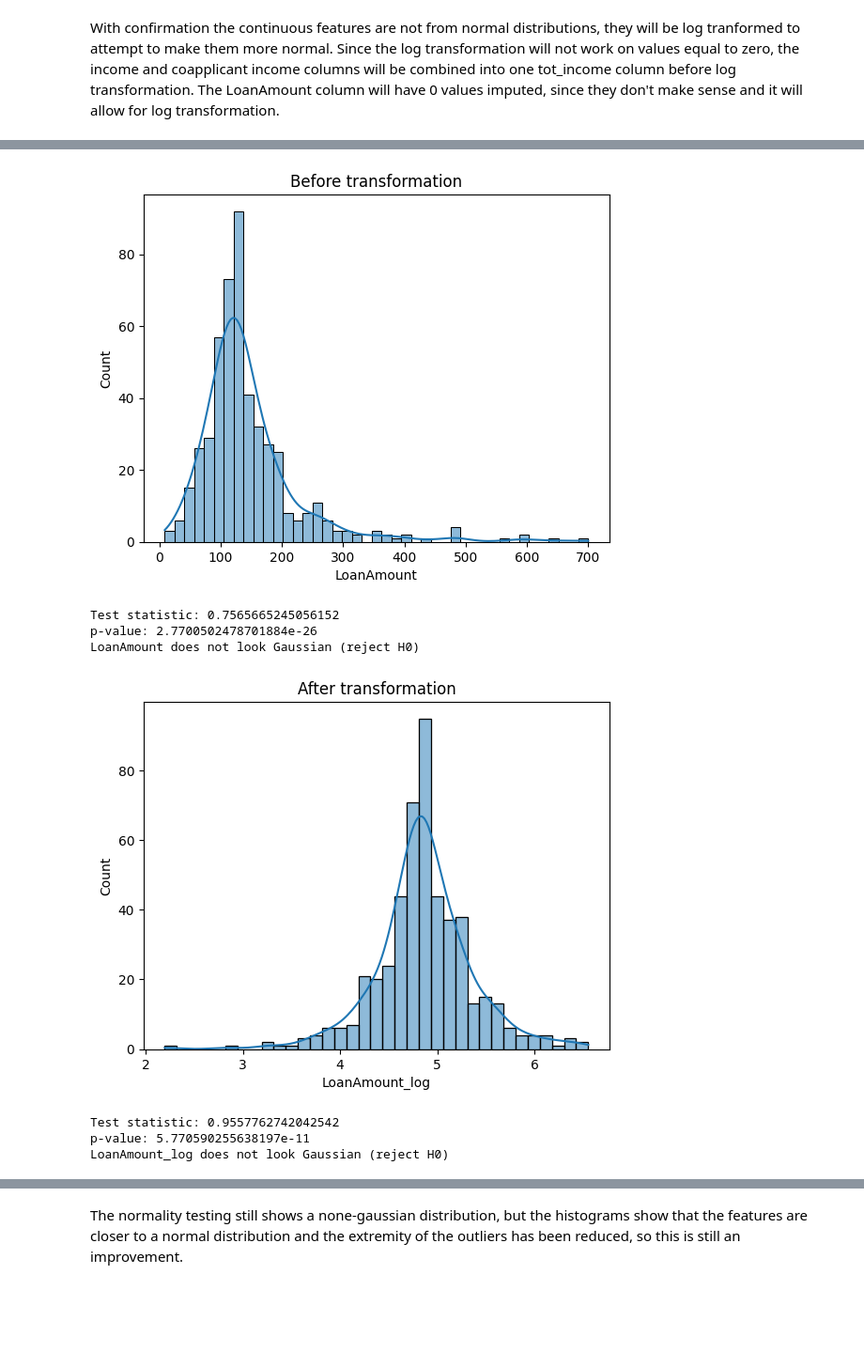
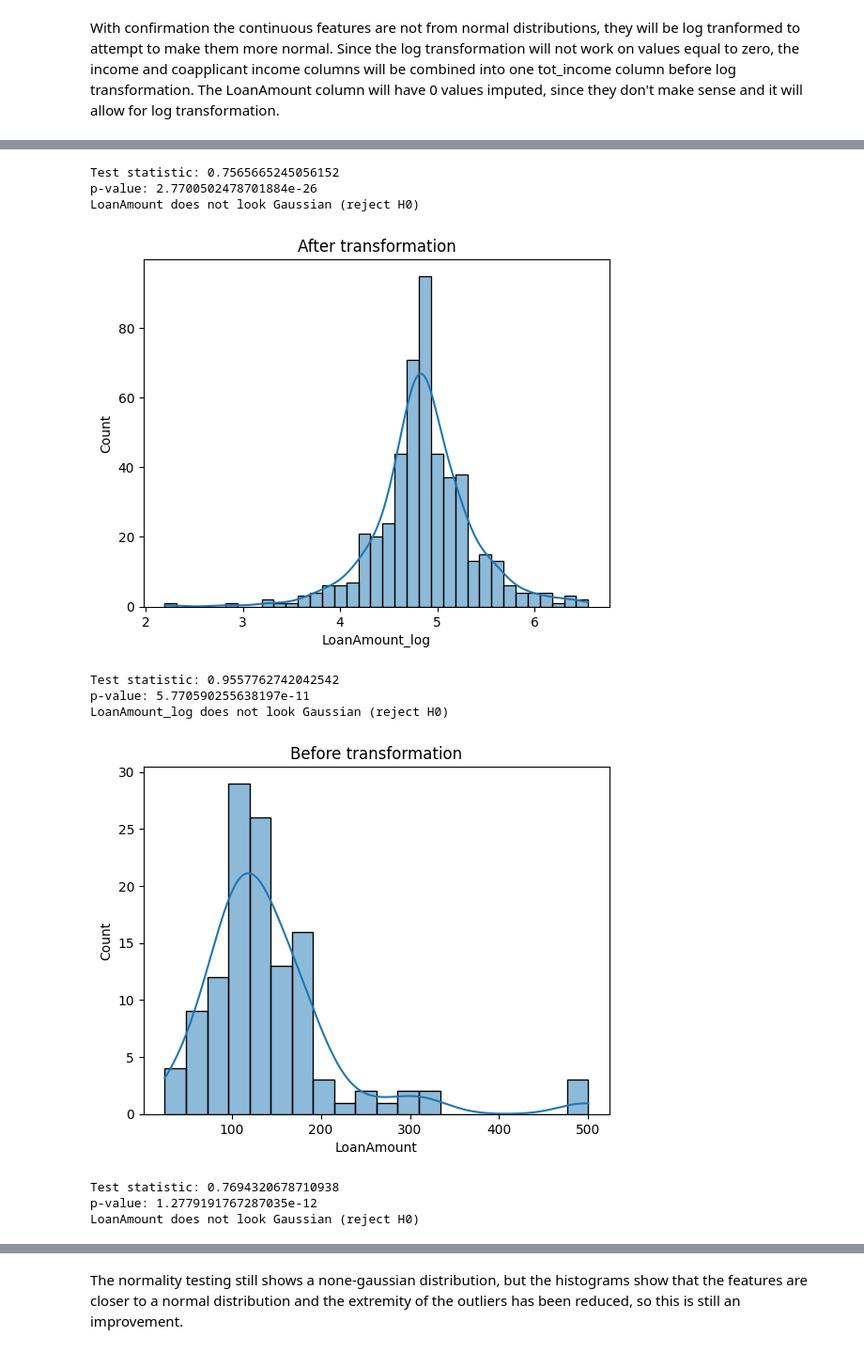
Before and after one commit to noamurphy/loan_approval_predictions, a Jupyter notebook: notebooks/instructions.ipynb, the cells around one changed output, grey strips where cells are left out. Shown at 94% size. Drawn from its saved outputs; the diff is of its cells as text; code cells hidden in the pictures; blank space fills up the shorter version.

```diff
--- a/notebooks/instructions.ipynb
+++ b/notebooks/instructions.ipynb
@@ -427,22 +378,15 @@ tot_income_log does not look Gaussian (reject H0)
 # Impute LoanAmount 0 values to the median
 from sklearn.impute import SimpleImputer
 
-# create an instance of SimpleImputer with strategy 'median'
 imputer = SimpleImputer(strategy='median')
-
-# fit the imputer on the loan amount column with 0 values
 imputer.fit(X_train['LoanAmount'][X_train['LoanAmount']!=0].values.reshape(-1,1))
 
-# transform the loan amount column with 0 values
-X_train['LoanAmount'] = imputer.transform(X_train['LoanAmount'].values.reshape(-1,1))
+def imputeLoanAmount(X):
+    X['LoanAmount'] = imputer.transform(X['LoanAmount'].values.reshape(-1,1))
-# %%
-log_transform(X_train, 'LoanAmount')
-# %% [output]
-[figure, removed]
-Test statistic: 0.7565665245056152
-p-value: 2.7700502478701884e-26
-LoanAmount does not look Gaussian (reject H0)
-[figure, removed]
-Test statistic: 0.9557762742042542
-p-value: 5.770590255638197e-11
-LoanAmount_log does not look Gaussian (reject H0)
+# %%
+imputeLoanAmount(X_train)
+imputeLoanAmount(X_test)
+
+log_transform(X_train, 'LoanAmount')
+log_transform(X_test, 'LoanAmount')
+# %% [output]
@@ -448,0 +394,11 @@ LoanAmount_log does not look Gaussian (reject H0)
+Test statistic: 0.7565665245056152
+p-value: 2.7700502478701884e-26
+LoanAmount does not look Gaussian (reject H0)
+[figure, added]
+Test statistic: 0.9557762742042542
+p-value: 5.770590255638197e-11
+LoanAmount_log does not look Gaussian (reject H0)
+[figure, added]
+Test statistic: 0.7694320678710938
+p-value: 1.2779191767287035e-12
+LoanAmount does not look Gaussian (reject H0)
```
Also changed, not shown: parts of 21 cells of this notebook, 1 other file.
